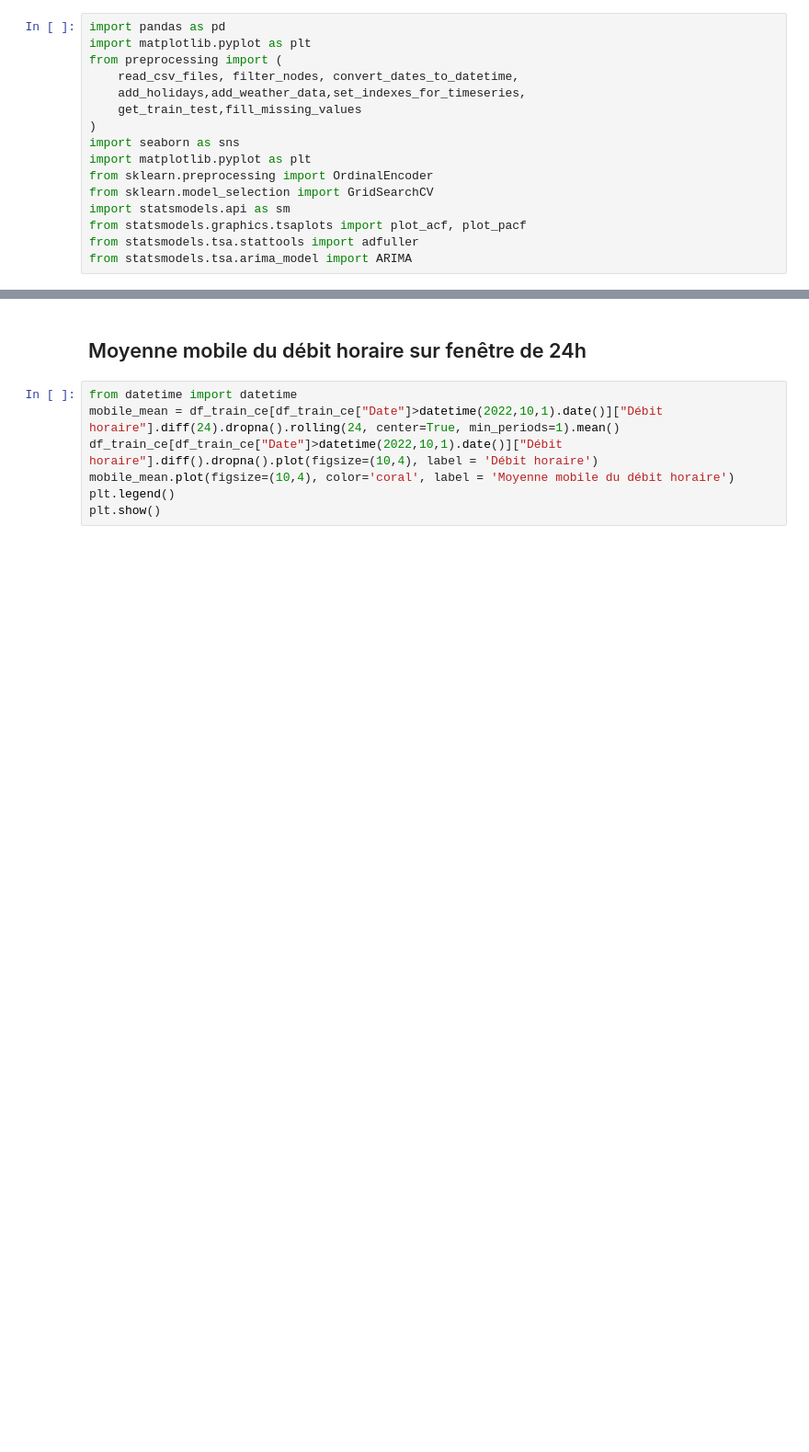
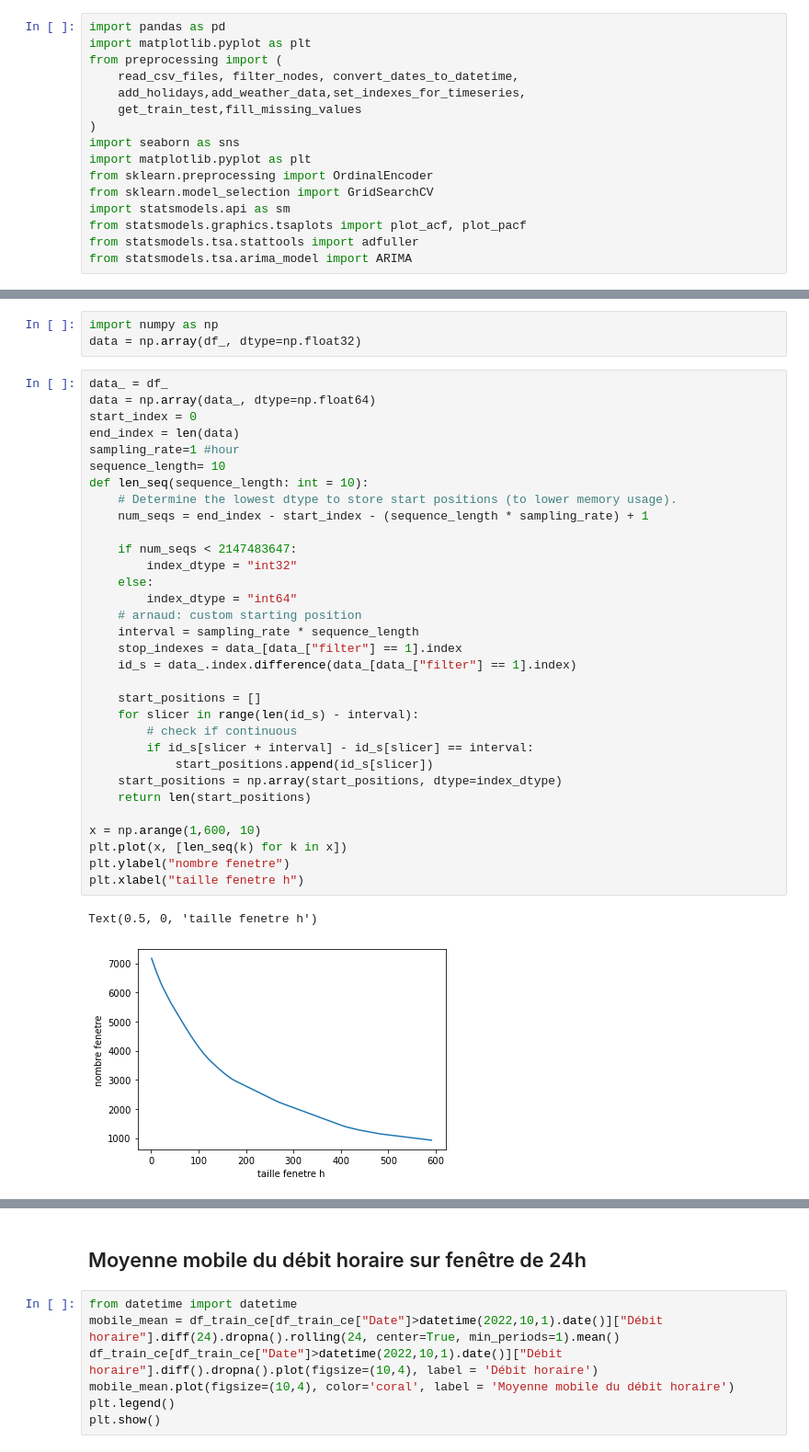
Before and after one commit to romainf28/datathon_gamma_livraisonCO, a Jupyter notebook: traffic_prediction.ipynb, the cells around one changed output, grey strips where cells are left out. Shown: that part at 92% size. Drawn from its saved outputs; the diff is of its cells as text; blank space fills up the shorter version.

Commit message:
arnaud mechant

```diff
--- a/traffic_prediction.ipynb
+++ b/traffic_prediction.ipynb
@@ -237,0 +106,38 @@ ValueError: The truth value of a Series is ambiguous. Use a.empty, a.bool(), a.i
+# %%
+import numpy as np
+data = np.array(df_, dtype=np.float32)
+# %%
+data_ = df_
+data = np.array(data_, dtype=np.float64)
+start_index = 0
+end_index = len(data)
+sampling_rate=1 #hour
+sequence_length= 10
+def len_seq(sequence_length: int = 10):
+    # Determine the lowest dtype to store start positions (to lower memory usage).
+    num_seqs = end_index - start_index - (sequence_length * sampling_rate) + 1
+
+    if num_seqs < 2147483647:
+        index_dtype = "int32"
+    else:
+        index_dtype = "int64"
+    # arnaud: custom starting position
+    interval = sampling_rate * sequence_length
+    stop_indexes = data_[data_["filter"] == 1].index
+    id_s = data_.index.difference(data_[data_["filter"] == 1].index)
+
+    start_positions = []
+    for slicer in range(len(id_s) - interval):
+        # check if continuous
+        if id_s[slicer + interval] - id_s[slicer] == interval:
+            start_positions.append(id_s[slicer])
+    start_positions = np.array(start_positions, dtype=index_dtype)
+    return len(start_positions)
+
+x = np.arange(1,600, 10)
+plt.plot(x, [len_seq(k) for k in x])
+plt.ylabel("nombre fenetre")
+plt.xlabel("taille fenetre h")
+# %% [output]
+Text(0.5, 0, 'taille fenetre h')
+[figure, added]
```
Also changed, not shown: parts of 30 cells of this notebook, 35 other files.
